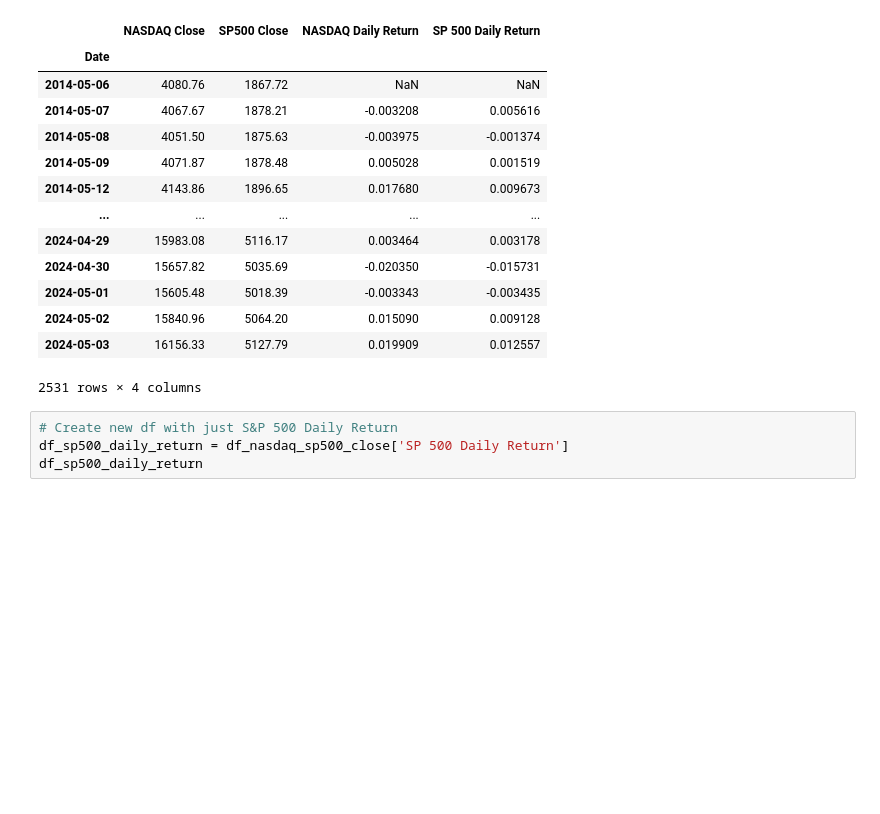
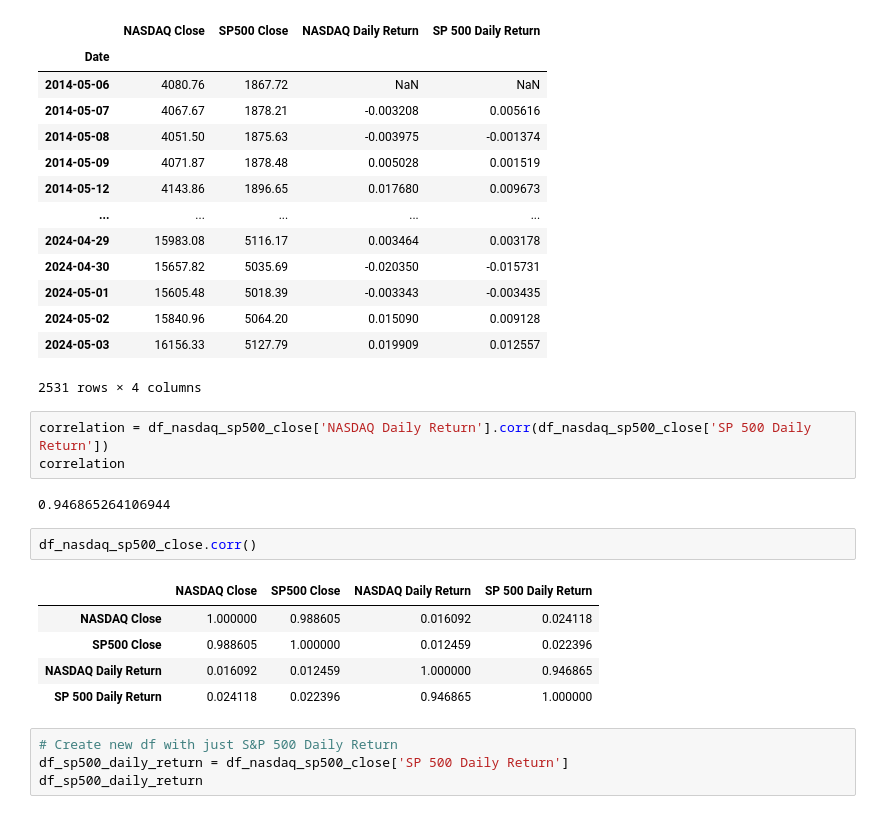
Before and after one commit to itaylor1645/project_1, a Jupyter notebook: stocks.ipynb, the cells around one changed output. Cells and saved outputs as stored; diff of their text form; blank space fills up the shorter version.

Commit message:
added precent change correlations

```diff
--- a/stocks.ipynb
+++ b/stocks.ipynb
@@ -290,6 +290,19 @@ df_nasdaq_sp500_close
 | 2024-05-02 | 15840.96 | 5064.20 | 0.015090 | 0.009128 |
 | 2024-05-03 | 16156.33 | 5127.79 | 0.019909 | 0.012557 |
 2531 rows × 4 columns
+# %%
+correlation = df_nasdaq_sp500_close['NASDAQ Daily Return'].corr(df_nasdaq_sp500_close['SP 500 Daily Return'])
+correlation
+# %% [output]
+0.946865264106944
+# %%
+df_nasdaq_sp500_close.corr()
+# %% [output]
+|  | NASDAQ Close | SP500 Close | NASDAQ Daily Return | SP 500 Daily Return |
+| NASDAQ Close | 1.000000 | 0.988605 | 0.016092 | 0.024118 |
+| SP500 Close | 0.988605 | 1.000000 | 0.012459 | 0.022396 |
+| NASDAQ Daily Return | 0.016092 | 0.012459 | 1.000000 | 0.946865 |
+| SP 500 Daily Return | 0.024118 | 0.022396 | 0.946865 | 1.000000 |
 # %%
 # Create new df with just S&P 500 Daily Return
 df_sp500_daily_return = df_nasdaq_sp500_close['SP 500 Daily Return']
```
